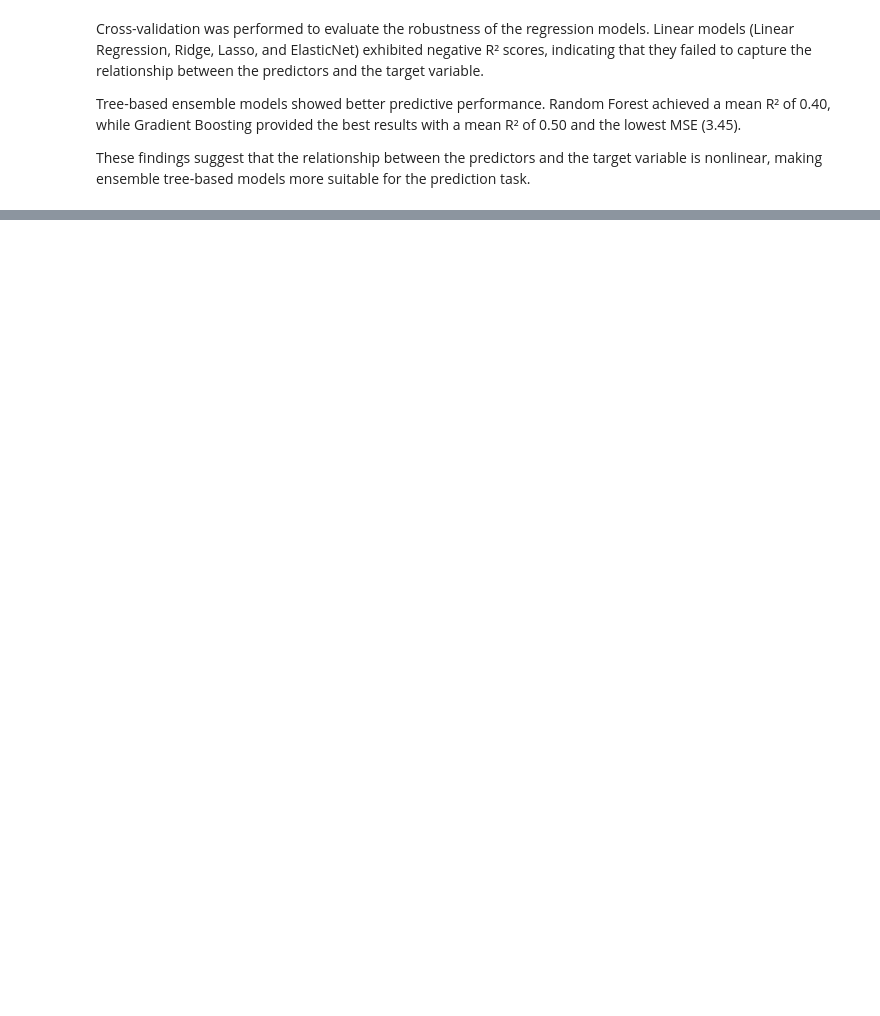
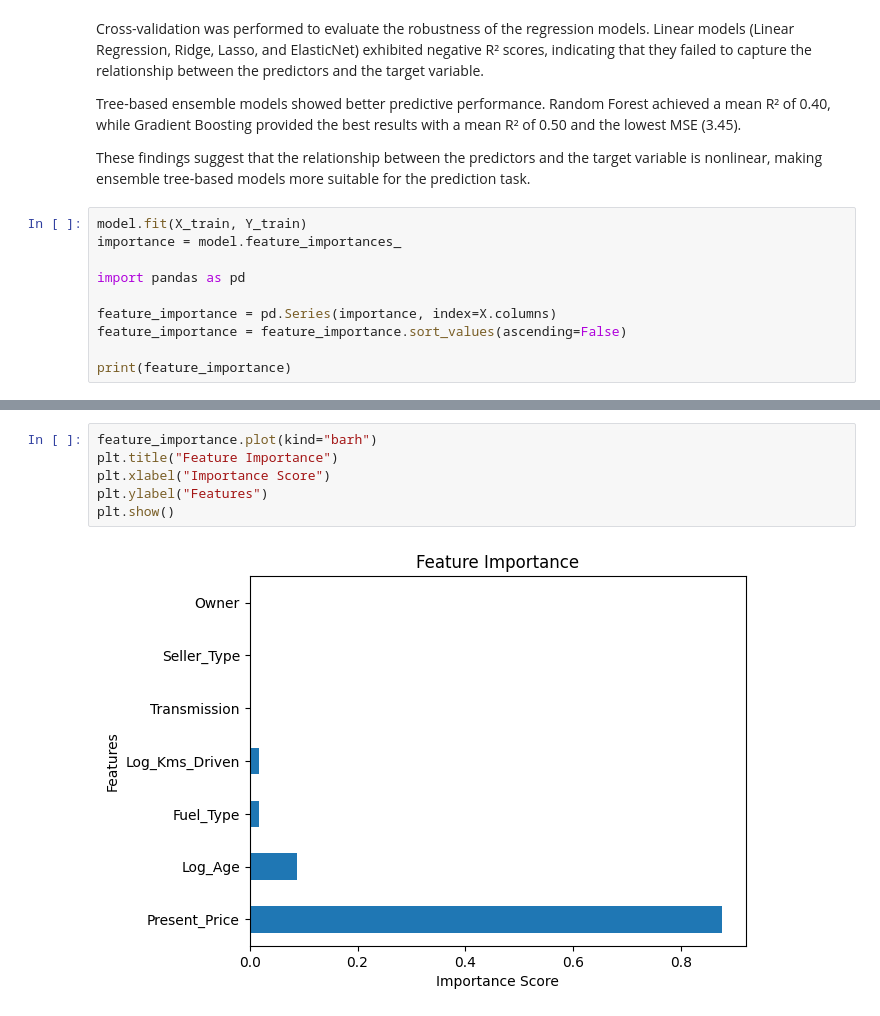
Before and after one commit to AichaELMouta/Car_Price_Prediction, a Jupyter notebook: car_price_prediction.ipynb, the cells around one changed output, grey strips where cells are left out. Cells and saved outputs as stored; diff of their text form; blank space fills up the shorter version.

```diff
--- a/car_price_prediction.ipynb
+++ b/car_price_prediction.ipynb
@@ -1001,3 +1003,13 @@ Cross-validation was performed to evaluate the robustness of the regression mode
 Tree-based ensemble models showed better predictive performance. Random Forest achieved a mean R² of 0.40, while Gradient Boosting provided the best results with a mean R² of 0.50 and the lowest MSE (3.45).
 
 These findings suggest that the relationship between the predictors and the target variable is nonlinear, making ensemble tree-based models more suitable for the prediction task.
+# %%
+model.fit(X_train, Y_train)
+importance = model.feature_importances_
+
+import pandas as pd
+
+feature_importance = pd.Series(importance, index=X.columns)
+feature_importance = feature_importance.sort_values(ascending=False)
+
+print(feature_importance)
@@ -1003,0 +1025,8 @@ These findings suggest that the relationship between the predictors and the targ
+# %%
+feature_importance.plot(kind="barh")
+plt.title("Feature Importance")
+plt.xlabel("Importance Score")
+plt.ylabel("Features")
+plt.show()
+# %% [output]
+[figure, added]
```
Also changed, not shown: parts of 16 cells of this notebook.
